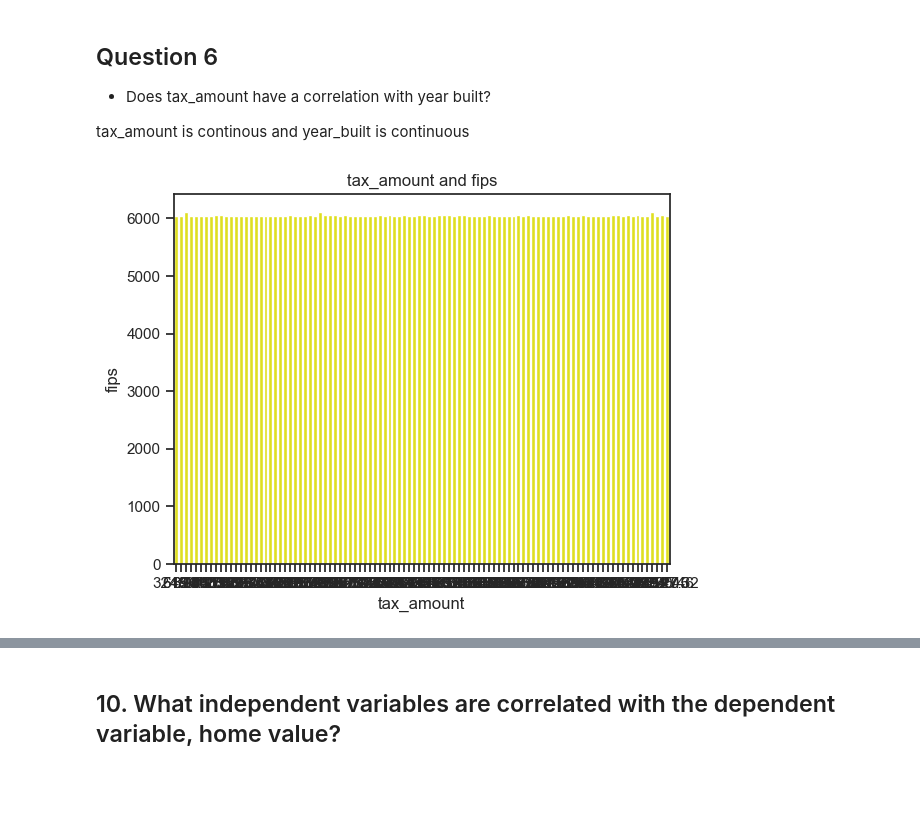
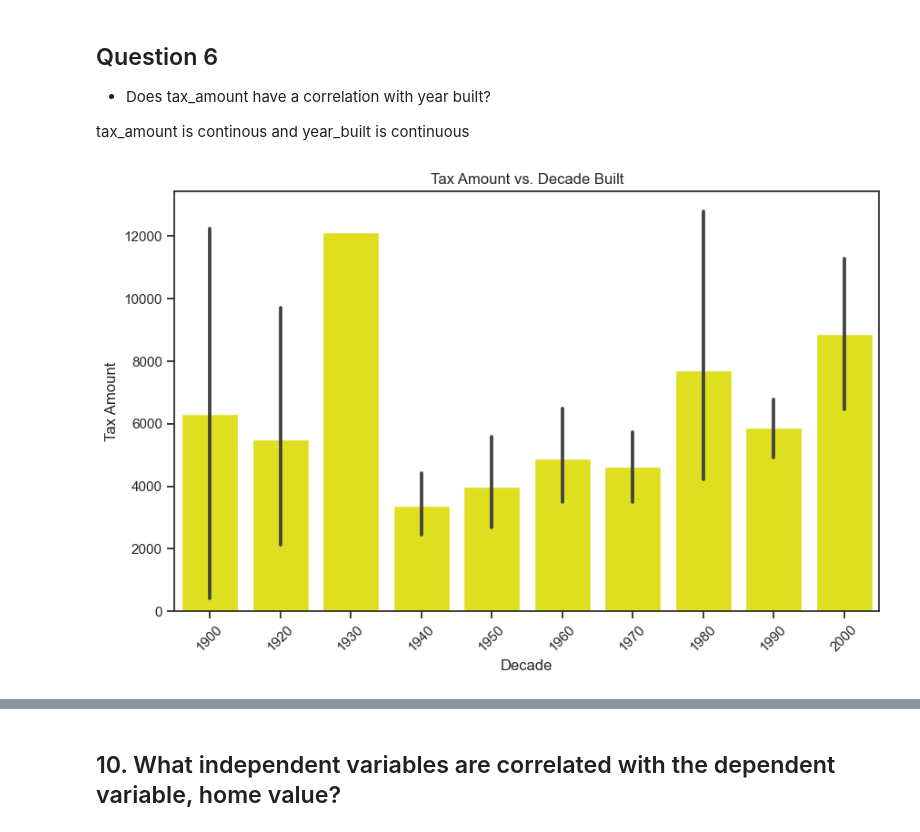
Before and after one commit to Marc-Aradillas/regression-exercises, a Jupyter notebook: explore.ipynb, the cells around one changed output, grey strips where cells are left out. Saved outputs shown, nothing was run; the diff lists cells and outputs as text; code cells hidden in the pictures; blank space fills up the shorter version.

```diff
--- a/explore.ipynb
+++ b/explore.ipynb
@@ -389,8 +414,17 @@ p-value: 9.486825901190335e-14
 * Does tax_amount have a correlation with year built?
 
 tax_amount is continous and year_built is continuous
-# %%
-sns.barplot(data = train, x='tax_amount', y='fips', color='yellow').set(title='tax_amount and fips')
-plt.show()
-# %% [output]
-[figure, removed]
+# %%
+# Create a new column 'decade' by binning 'year_built' values into decades
+train['decade'] = (train['year_built'] // 10) * 10
+
+# Create a bar plot to visualize the relationship between 'decade' and 'tax_amount'
+plt.figure(figsize=(10, 6))
+sns.barplot(data=train, x='decade', y='tax_amount', color='yellow')
+plt.xlabel('Decade')
+plt.ylabel('Tax Amount')
+plt.title('Tax Amount vs. Decade Built')
+plt.xticks(rotation=45)
+plt.show()
+# %% [output]
+[figure, added]
```
Also changed, not shown: parts of 48 cells of this notebook, 2 other files.
